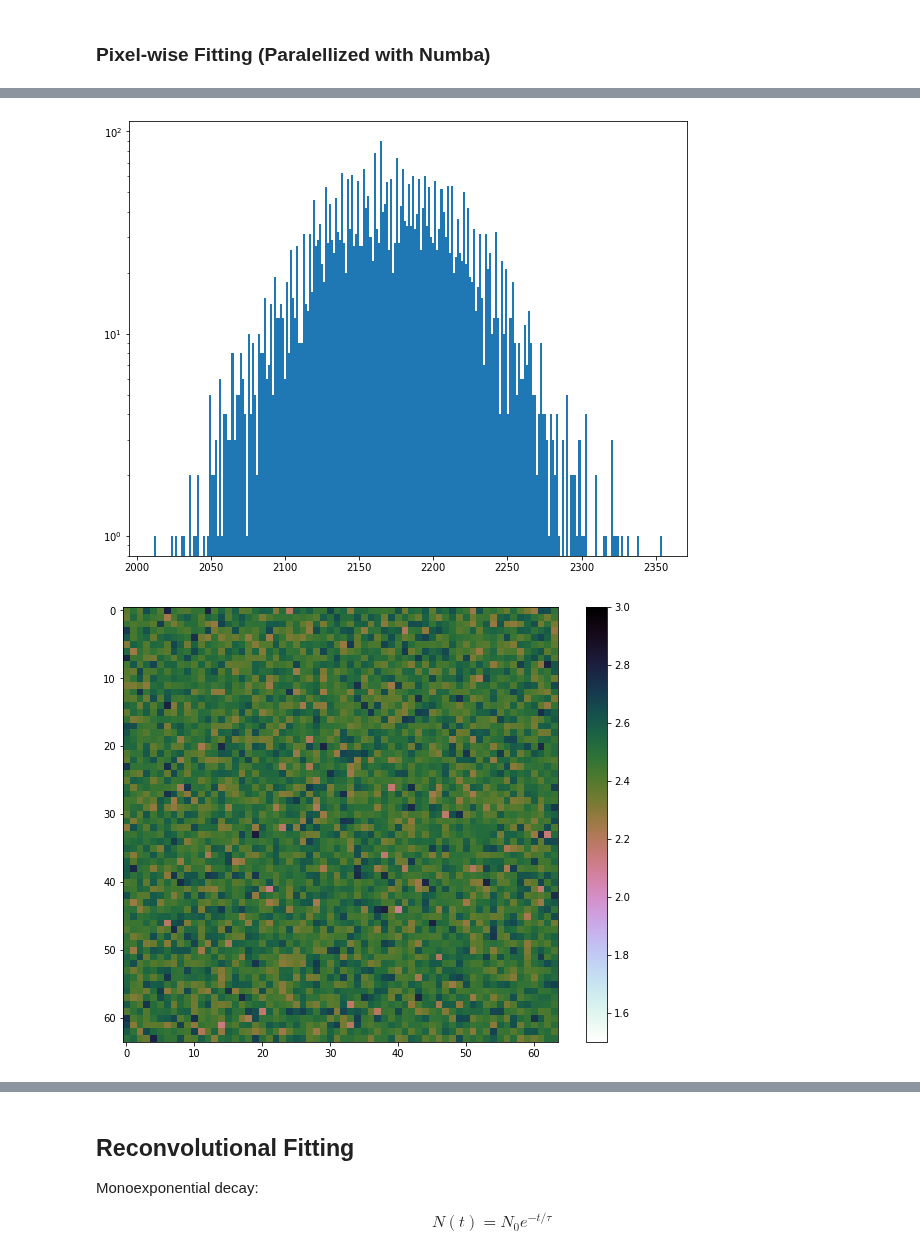
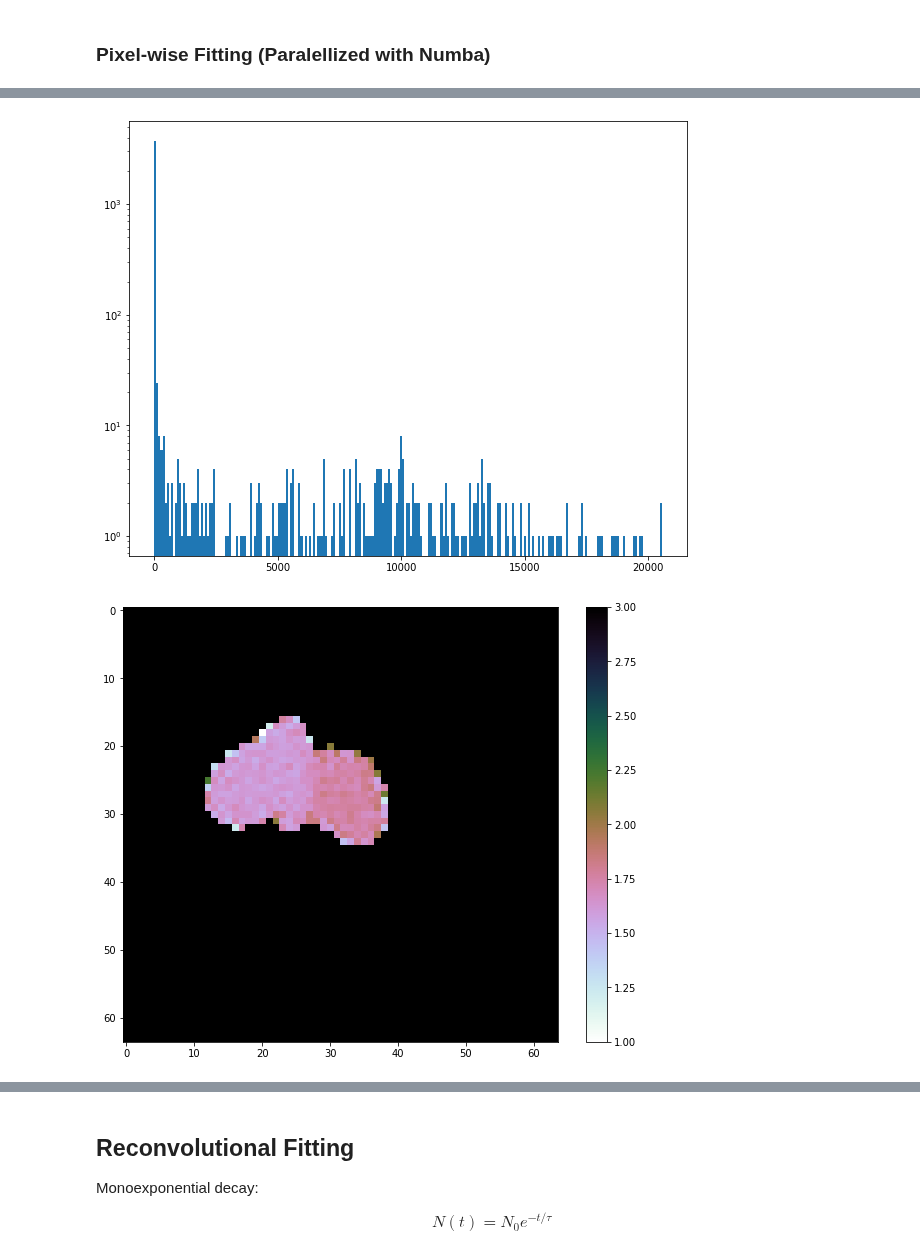
Before and after one commit to Tomkaehst/PhasorFLIM, a Jupyter notebook: PicoQuant PTU Decoding and Fitting.ipynb, the cells around one changed output, grey strips where cells are left out. Cells and saved outputs as stored; diff of their text form; code cells hidden in the pictures.

```diff
--- a/PicoQuant PTU Decoding and Fitting.ipynb
+++ b/PicoQuant PTU Decoding and Fitting.ipynb
@@ -35,7 +35,7 @@ import matplotlib.pyplot as plt
 
 
 # Filepath for test files and creation of a filestream using read-binary
-ptupath = 'qt_app/testData/20190418_EGFP.sptw/Coumarin6_inEtOH_1/Coumarin6_inEtOH_1_1.ptu'
+ptupath = 'qt_app/testData/20190418_EGFP.sptw/Cherry-EGFP-Fusion_1/Cherry-EGFP-Fusion_1_1.ptu'
 ptureadstream = open(ptupath, 'rb')
 
 # Reading file magic to check if file is PTU file, first 8 byte
@@ -570,7 +570,7 @@ def globalTailFit(flimarray, FLIMInfo, showPlot = True):
     #overallDecay = np.sum(np.where())
     xaxis = np.linspace(
         0, round(FLIMInfo['GlobalResolution']*10E8), flimarray.shape[2])
-    maxVal = np.where(overallDecay == max(overallDecay))[0][0] + 1
+    maxVal = np.where(overallDecay == max(overallDecay))[0][0]
     endOfData = overallDecay.size - 100
     plt.plot(xaxis, overallDecay, 'b.')
     tau_fit, tau_cov = curve_fit(
@@ -692,16 +692,16 @@ def pixelwiseSimpleDecay(flimarray, photonthreshold, rightcutoff, globRes):
 photonDistribution = plt.hist(np.reshape(intimage, (intimage.size)), bins = 250, log = True)
 plt.show()
 # %% [output]
-[figure, old version]
+[figure, new version]
 # %%
-fittedImage = pixelwiseSimpleDecay(flimarray, 10, 10, FLIMInfo['GlobalResolution'])
+fittedImage = pixelwiseSimpleDecay(flimarray, 100, 10, FLIMInfo['GlobalResolution'])
 # %%
 plt.imshow(fittedImage, cmap = "cubehelix_r")
-plt.clim(1.5, 3)
+plt.clim(1, 3)
 plt.colorbar()
 plt.show()
 # %% [output]
-[figure, old version]
+[figure, new version]
 # %%
 fittedHist = plt.hist(np.reshape(fittedImage, (fittedImage.size)), range = (1.5, 3), bins = 200, density = False)
 plt.show()
```
Also changed, not shown: parts of 17 cells of this notebook.
